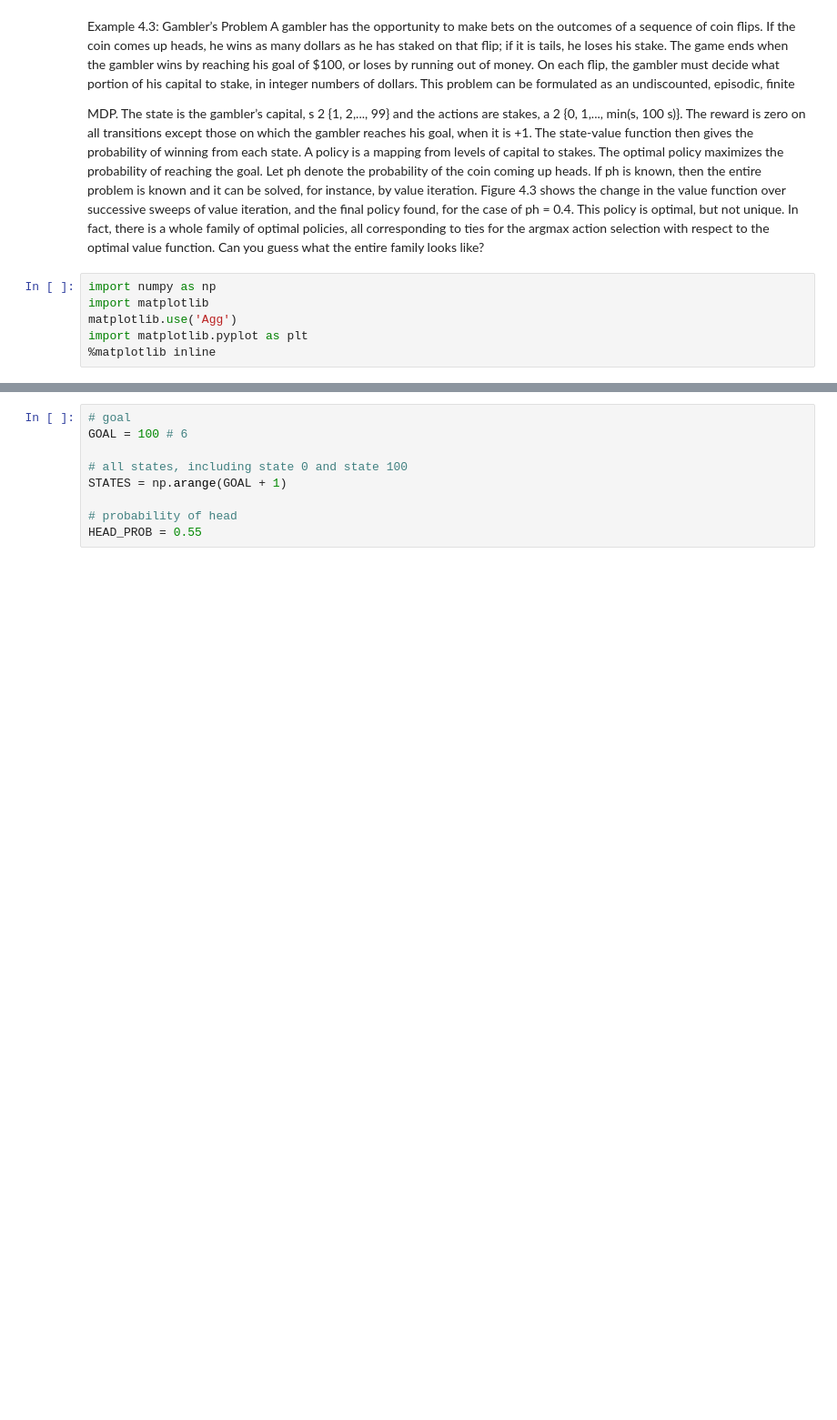
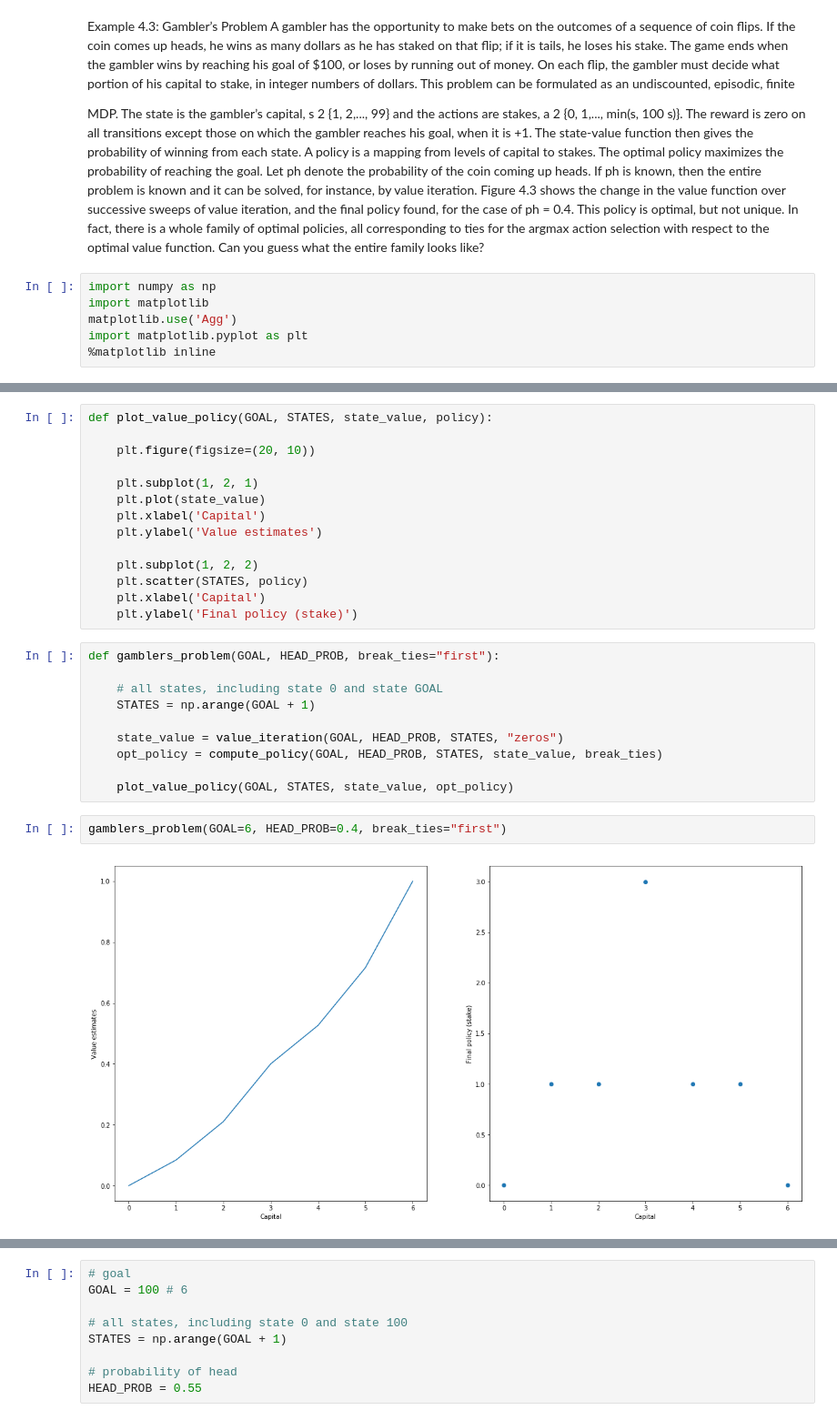
Before and after one commit to opraveen/reinforcement-learning-an-introduction, a Jupyter notebook: chapter04/Gamblers Problem.ipynb, the cells around one changed output, grey strips where cells are left out. Shown at 91% size. Drawn from its saved outputs; the diff is of its cells as text; blank space fills up the shorter version.

```diff
--- a/chapter04/Gamblers Problem.ipynb
+++ b/chapter04/Gamblers Problem.ipynb
@@ -35,0 +89,28 @@ import matplotlib.pyplot as plt
+# %%
+def plot_value_policy(GOAL, STATES, state_value, policy):
+
+    plt.figure(figsize=(20, 10))
+
+    plt.subplot(1, 2, 1)
+    plt.plot(state_value)
+    plt.xlabel('Capital')
+    plt.ylabel('Value estimates')
+
+    plt.subplot(1, 2, 2)
+    plt.scatter(STATES, policy)
+    plt.xlabel('Capital')
+    plt.ylabel('Final policy (stake)')
+# %%
+def gamblers_problem(GOAL, HEAD_PROB, break_ties="first"):
+
+    # all states, including state 0 and state GOAL
+    STATES = np.arange(GOAL + 1)
+
+    state_value = value_iteration(GOAL, HEAD_PROB, STATES, "zeros")
+    opt_policy = compute_policy(GOAL, HEAD_PROB, STATES, state_value, break_ties)
+
+    plot_value_policy(GOAL, STATES, state_value, opt_policy)
+# %%
+gamblers_problem(GOAL=6, HEAD_PROB=0.4, break_ties="first")
+# %% [output]
+[figure, added]
```
Also changed, not shown: parts of 13 cells of this notebook.
